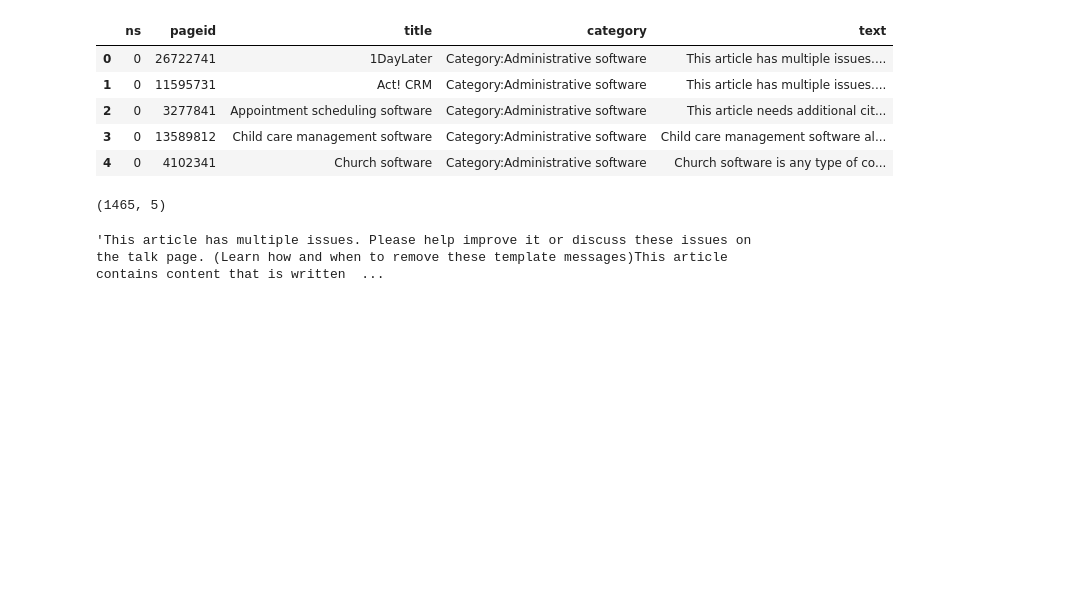
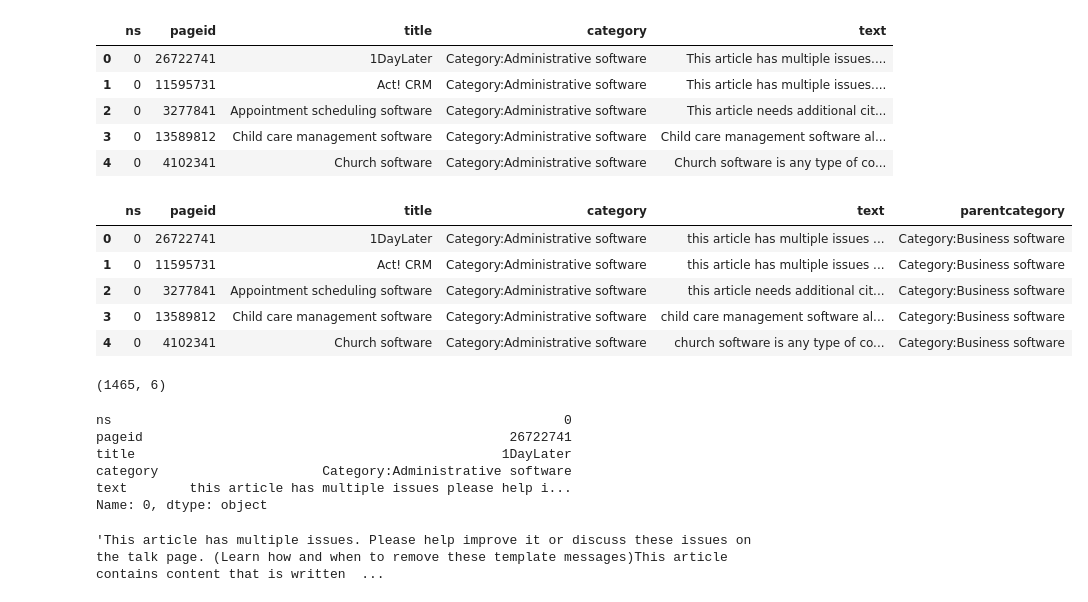
Before and after one commit to datascience-sakshi/Wikipedia_NLP_and_Semantic_Search, a Jupyter notebook: ipynb/Project_4_Part01-Data_Collection_Cleaning.ipynb, the cells around one changed output. Saved outputs shown, nothing was run; the diff lists cells and outputs as text; code cells hidden in the pictures; blank space fills up the shorter version.

```diff
--- a/ipynb/Project_4_Part01-Data_Collection_Cleaning.ipynb
+++ b/ipynb/Project_4_Part01-Data_Collection_Cleaning.ipynb
@@ -261,10 +271,21 @@ bs_subcat_df.head()
 | 2 | 0 | 3277841 | Appointment scheduling software | Category:Administrative software | This article needs additional cit... |
 | 3 | 0 | 13589812 | Child care management software | Category:Administrative software | Child care management software al... |
 | 4 | 0 | 4102341 | Church software | Category:Administrative software | Church software is any type of co... |
+# %%
+bs_subcat_df['parentcategory'] = 'Category:Business software'
+# %%
+bs_subcat_df.head()
+# %% [output]
+|  | ns | pageid | title | category | text | parentcategory |
+| 0 | 0 | 26722741 | 1DayLater | Category:Administrative software | this article has multiple issues ... | Category:Business software |
+| 1 | 0 | 11595731 | Act! CRM | Category:Administrative software | this article has multiple issues ... | Category:Business software |
+| 2 | 0 | 3277841 | Appointment scheduling software | Category:Administrative software | this article needs additional cit... | Category:Business software |
+| 3 | 0 | 13589812 | Child care management software | Category:Administrative software | child care management software al... | Category:Business software |
+| 4 | 0 | 4102341 | Church software | Category:Administrative software | church software is any type of co... | Category:Business software |
 # %%
 bs_subcat_df.shape
 # %% [output]
-(1465, 5)
+(1465, 6)
 # %%
 def text_cleaner(text):
     text = re.sub('[\.]',' ',text)
@@ -278,0 +300,9 @@ def tokenize (text):
+# %%
+bs_subcat_df.iloc[0]
+# %% [output]
+ns                                                          0
+pageid                                               26722741
+title                                               1DayLater
+category                     Category:Administrative software
+text        this article has multiple issues please help i...
+Name: 0, dtype: object
```
Also changed, not shown: parts of 32 cells of this notebook, 9 other files.
